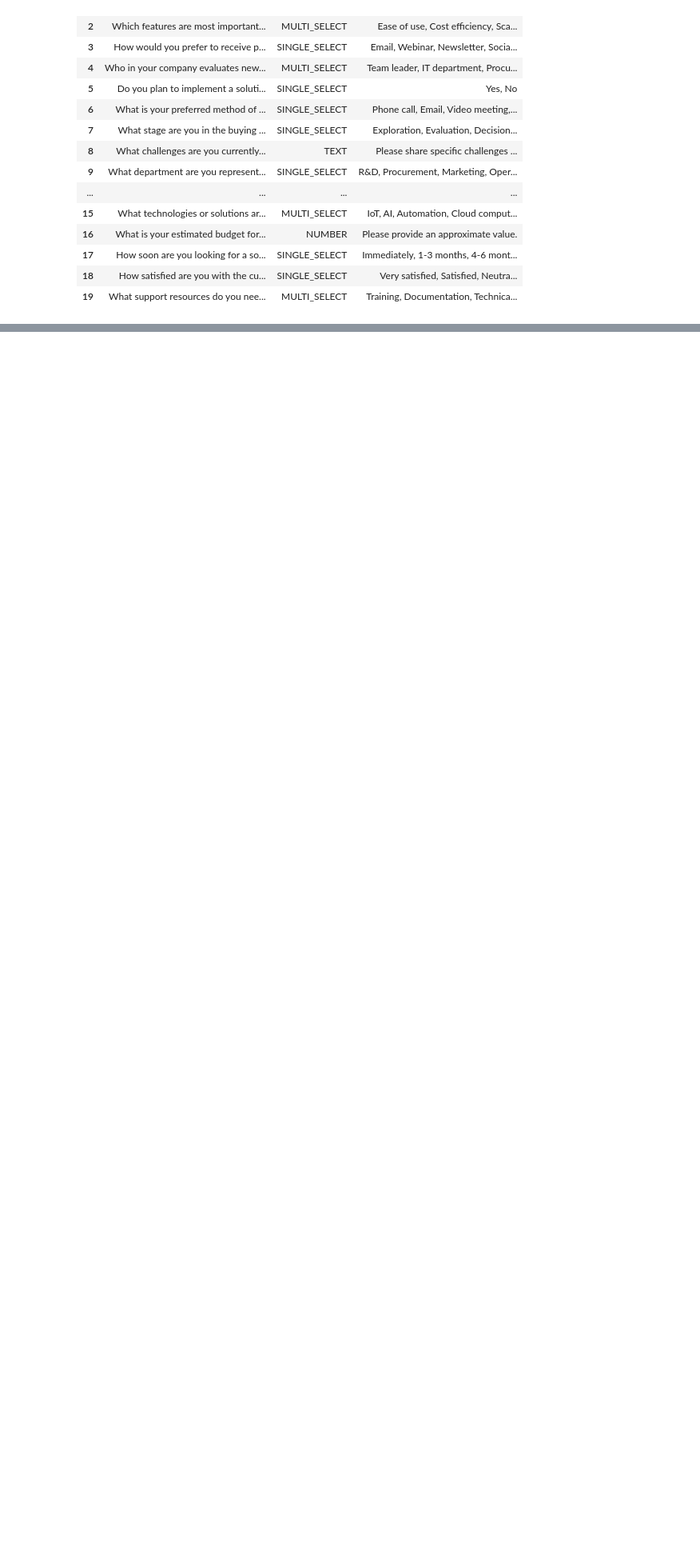
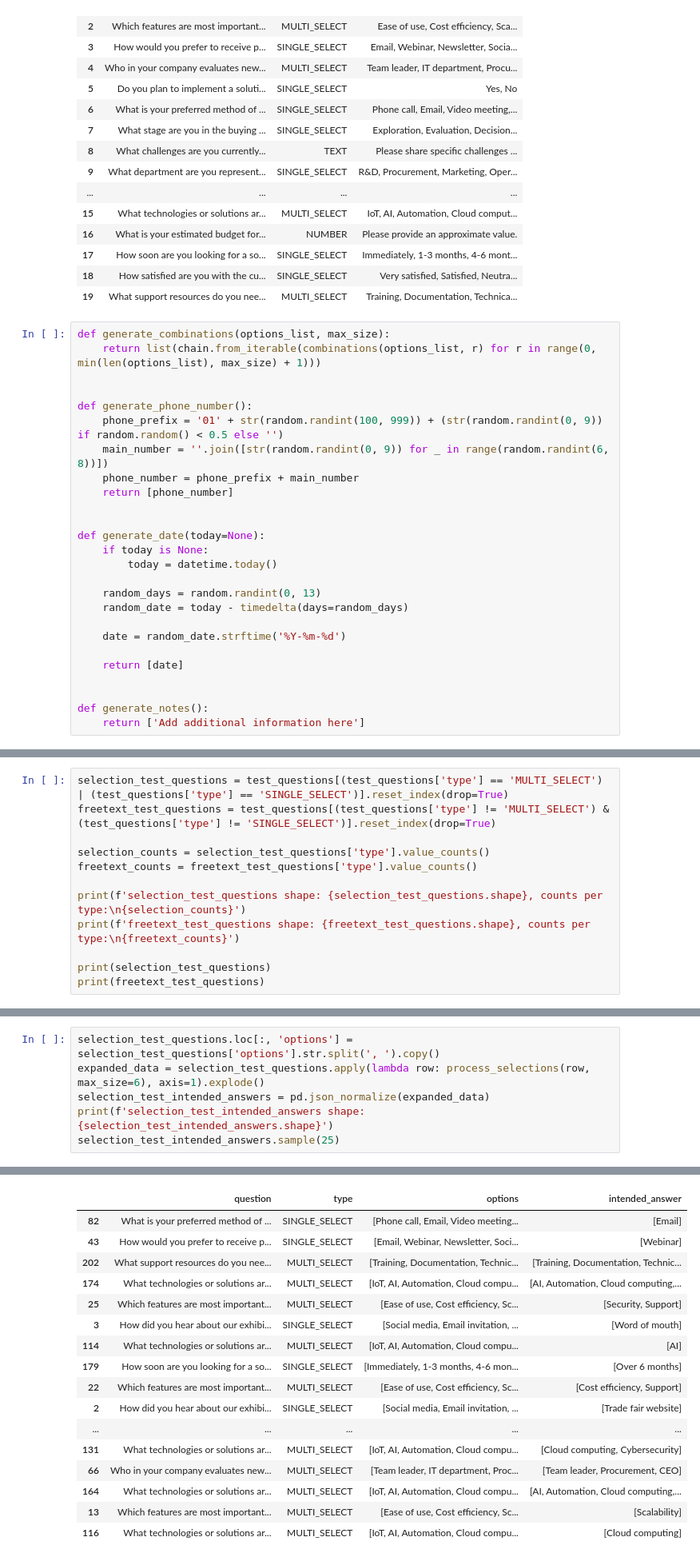
Before and after one commit to alexk2206/tds_capstone, a Jupyter notebook: test_qa_dataset.ipynb, the cells around one changed output, grey strips where cells are left out. Shown at 80% size. Saved outputs shown, nothing was run; the diff lists cells and outputs as text; blank space fills up the shorter version.

Commit message:
Created test_qa_dataset without context yet

```diff
--- a/test_qa_dataset.ipynb
+++ b/test_qa_dataset.ipynb
@@ -91,3 +93,29 @@ test_questions
 | 17 | How soon are you looking for a so... | SINGLE_SELECT | Immediately, 1-3 months, 4-6 mont... |
 | 18 | How satisfied are you with the cu... | SINGLE_SELECT | Very satisfied, Satisfied, Neutra... |
 | 19 | What support resources do you nee... | MULTI_SELECT | Training, Documentation, Technica... |
+# %%
+def generate_combinations(options_list, max_size):
+    return list(chain.from_iterable(combinations(options_list, r) for r in range(0, min(len(options_list), max_size) + 1)))
+
+
+def generate_phone_number():
+    phone_prefix = '01' + str(random.randint(100, 999)) + (str(random.randint(0, 9)) if random.random() < 0.5 else '')
+    main_number = ''.join([str(random.randint(0, 9)) for _ in range(random.randint(6, 8))])
+    phone_number = phone_prefix + main_number
+    return [phone_number]
+
+
+def generate_date(today=None):
+    if today is None:
+        today = datetime.today()
+
+    random_days = random.randint(0, 13)
+    random_date = today - timedelta(days=random_days)
+
+    date = random_date.strftime('%Y-%m-%d')
+
+    return [date]
+
+
+def generate_notes():
+    return ['Add additional information here']
@@ -93,0 +172,12 @@ test_questions
+# %%
+selection_test_questions = test_questions[(test_questions['type'] == 'MULTI_SELECT') | (test_questions['type'] == 'SINGLE_SELECT')].reset_index(drop=True)
+freetext_test_questions = test_questions[(test_questions['type'] != 'MULTI_SELECT') & (test_questions['type'] != 'SINGLE_SELECT')].reset_index(drop=True)
+
+selection_counts = selection_test_questions['type'].value_counts()
+freetext_counts = freetext_test_questions['type'].value_counts()
+
+print(f'selection_test_questions shape: {selection_test_questions.shape}, counts per type:\n{selection_counts}')
+print(f'freetext_test_questions shape: {freetext_test_questions.shape}, counts per type:\n{freetext_counts}')
+
+print(selection_test_questions)
+print(freetext_test_questions)
@@ -93,0 +202,7 @@ test_questions
+# %%
+selection_test_questions.loc[:, 'options'] = selection_test_questions['options'].str.split(', ').copy()
+expanded_data = selection_test_questions.apply(lambda row: process_selections(row, max_size=6), axis=1).explode()
+selection_test_intended_answers = pd.json_normalize(expanded_data)
+print(f'selection_test_intended_answers shape: {selection_test_intended_answers.shape}')
+selection_test_intended_answers.sample(25)
+# %% [output]
@@ -93,0 +210,17 @@ test_questions
+|  | question | type | options | intended_answer |
+| 82 | What is your preferred method of ... | SINGLE_SELECT | [Phone call, Email, Video meeting... | [Email] |
+| 43 | How would you prefer to receive p... | SINGLE_SELECT | [Email, Webinar, Newsletter, Soci... | [Webinar] |
+| 202 | What support resources do you nee... | MULTI_SELECT | [Training, Documentation, Technic... | [Training, Documentation, Technic... |
+| 174 | What technologies or solutions ar... | MULTI_SELECT | [IoT, AI, Automation, Cloud compu... | [AI, Automation, Cloud computing,... |
+| 25 | Which features are most important... | MULTI_SELECT | [Ease of use, Cost efficiency, Sc... | [Security, Support] |
+| 3 | How did you hear about our exhibi... | SINGLE_SELECT | [Social media, Email invitation, ... | [Word of mouth] |
+| 114 | What technologies or solutions ar... | MULTI_SELECT | [IoT, AI, Automation, Cloud compu... | [AI] |
+| 179 | How soon are you looking for a so... | SINGLE_SELECT | [Immediately, 1-3 months, 4-6 mon... | [Over 6 months] |
+| 22 | Which features are most important... | MULTI_SELECT | [Ease of use, Cost efficiency, Sc... | [Cost efficiency, Support] |
+| 2 | How did you hear about our exhibi... | SINGLE_SELECT | [Social media, Email invitation, ... | [Trade fair website] |
+| ... | ... | ... | ... | ... |
+| 131 | What technologies or solutions ar... | MULTI_SELECT | [IoT, AI, Automation, Cloud compu... | [Cloud computing, Cybersecurity] |
+| 66 | Who in your company evaluates new... | MULTI_SELECT | [Team leader, IT department, Proc... | [Team leader, Procurement, CEO] |
+| 164 | What technologies or solutions ar... | MULTI_SELECT | [IoT, AI, Automation, Cloud compu... | [AI, Automation, Cloud computing,... |
+| 13 | Which features are most important... | MULTI_SELECT | [Ease of use, Cost efficiency, Sc... | [Scalability] |
+| 116 | What technologies or solutions ar... | MULTI_SELECT | [IoT, AI, Automation, Cloud compu... | [Cloud computing] |
```
Also changed, not shown: parts of 12 cells of this notebook.
